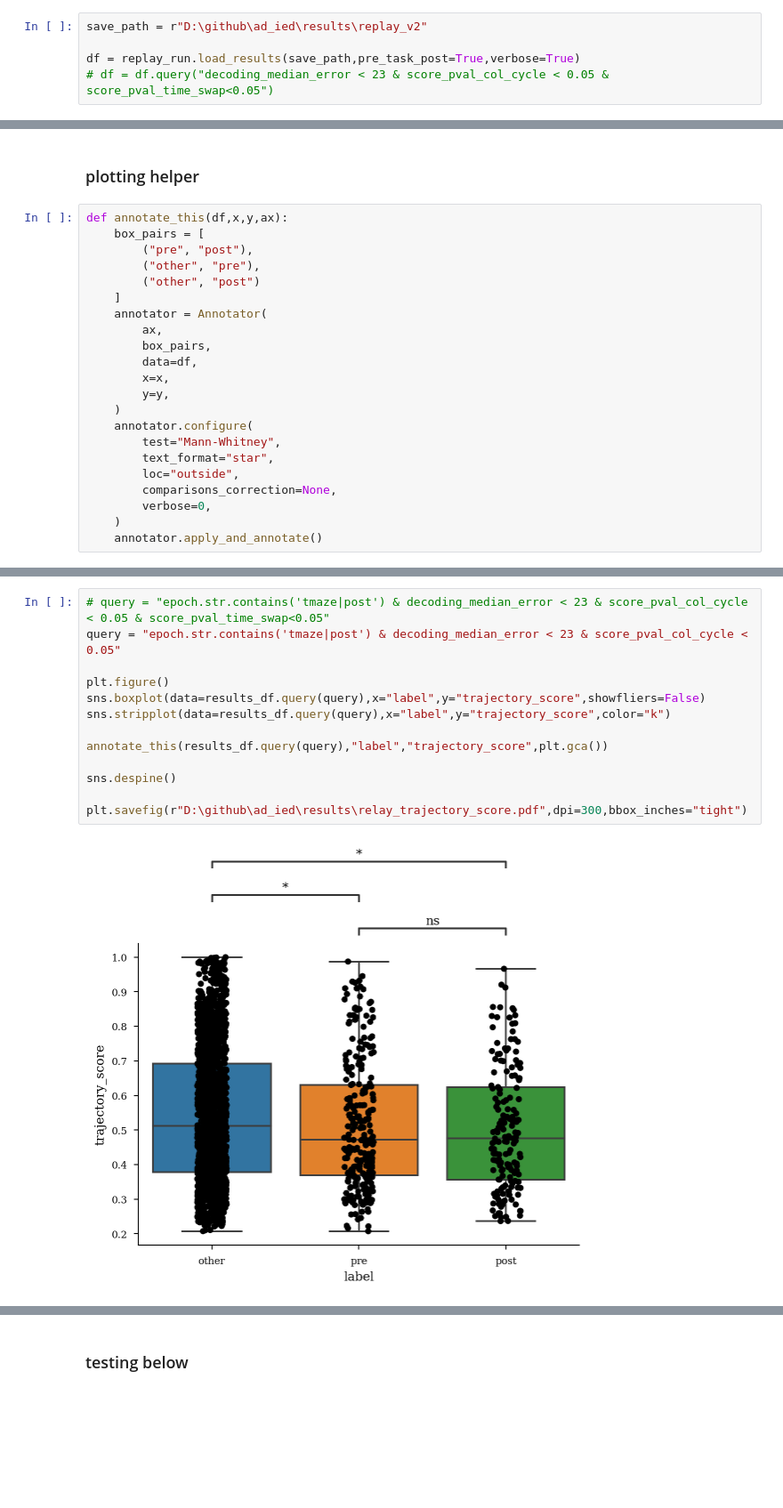
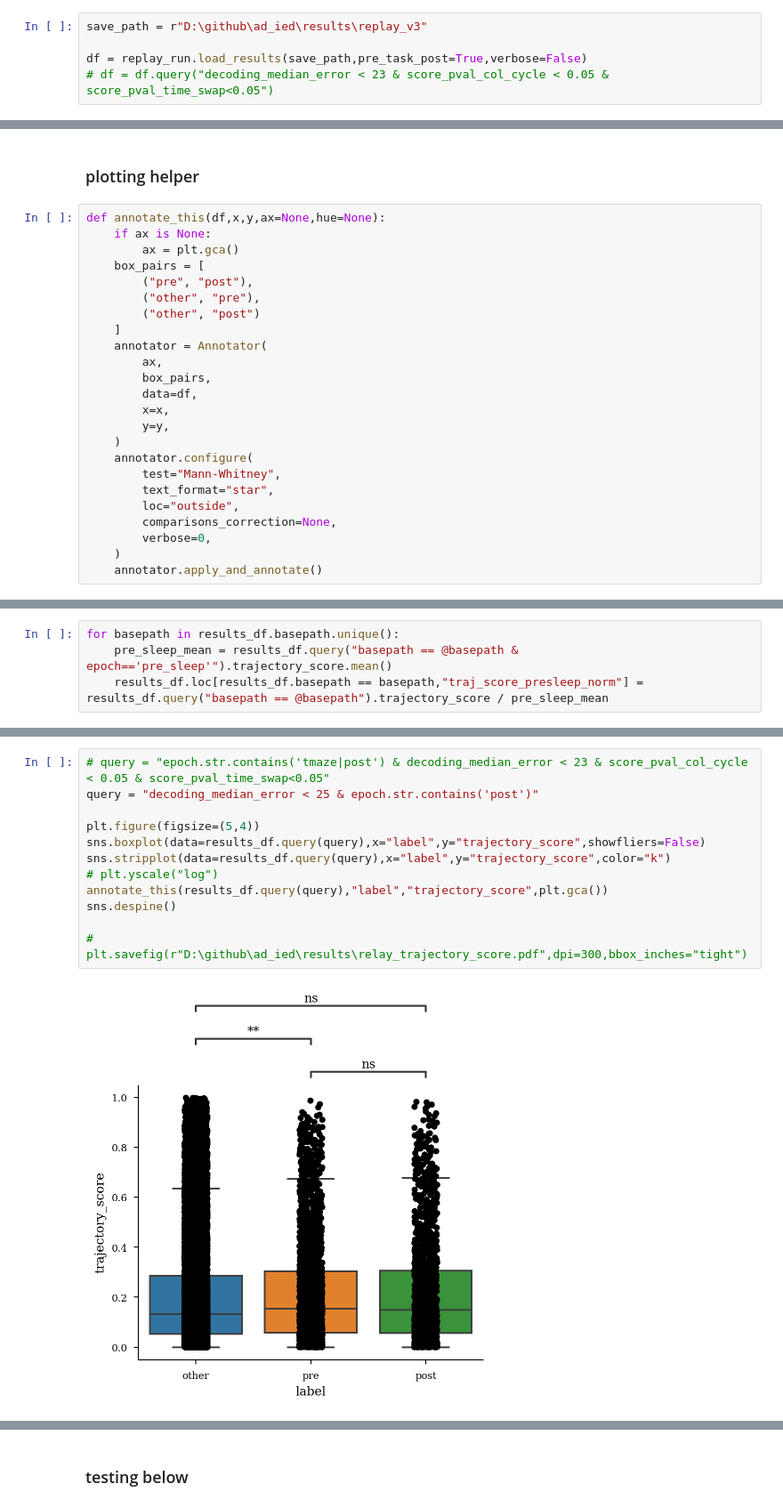
Before and after one commit to ryanharvey1/ad_ied, a Jupyter notebook: scripts/replay/replay_ied.ipynb, the cells around one changed output, grey strips where cells are left out. Shown at 89% size. Saved outputs shown, nothing was run; the diff lists cells and outputs as text; blank space fills up the shorter version.

```diff
--- a/scripts/replay/replay_ied.ipynb
+++ b/scripts/replay/replay_ied.ipynb
@@ -32,7 +34,7 @@ fig_save_path = r'D:\github\ad_ied\results'
 # %% [markdown]
 ## load replay results
 # %%
-save_path = r"D:\github\ad_ied\results\replay_v2"
+save_path = r"D:\github\ad_ied\results\replay_v3"
 
-df = replay_run.load_results(save_path,pre_task_post=True,verbose=True)
+df = replay_run.load_results(save_path,pre_task_post=True,verbose=False)
 # df = df.query("decoding_median_error < 23 & score_pval_col_cycle < 0.05 & score_pval_time_swap<0.05")
@@ -93,7 +195,9 @@ for basepath in df.basepath.unique():
 # %% [markdown]
 ### plotting helper
 # %%
-def annotate_this(df,x,y,ax):
+def annotate_this(df,x,y,ax=None,hue=None):
+    if ax is None:
+        ax = plt.gca()
     box_pairs = [
         ("pre", "post"),
         ("other", "pre"),
@@ -131,0 +225,4 @@ Name: label, dtype: int64
+# %%
+for basepath in results_df.basepath.unique():
+    pre_sleep_mean = results_df.query("basepath == @basepath & epoch=='pre_sleep'").trajectory_score.mean()
+    results_df.loc[results_df.basepath == basepath,"traj_score_presleep_norm"] = results_df.query("basepath == @basepath").trajectory_score / pre_sleep_mean
@@ -132,15 +240,14 @@ Name: label, dtype: int64
 # %%
 # query = "epoch.str.contains('tmaze|post') & decoding_median_error < 23 & score_pval_col_cycle < 0.05 & score_pval_time_swap<0.05"
-query = "epoch.str.contains('tmaze|post') & decoding_median_error < 23 & score_pval_col_cycle < 0.05"
+query = "decoding_median_error < 25 & epoch.str.contains('post')"
 
-plt.figure()
+plt.figure(figsize=(5,4))
 sns.boxplot(data=results_df.query(query),x="label",y="trajectory_score",showfliers=False)
 sns.stripplot(data=results_df.query(query),x="label",y="trajectory_score",color="k")
-
+# plt.yscale("log")
 annotate_this(results_df.query(query),"label","trajectory_score",plt.gca())
-
 sns.despine()
 
-plt.savefig(r"D:\github\ad_ied\results\relay_trajectory_score.pdf",dpi=300,bbox_inches="tight")
+# plt.savefig(r"D:\github\ad_ied\results\relay_trajectory_score.pdf",dpi=300,bbox_inches="tight")
 # %% [output]
-[figure, old version]
+[figure, new version]
```
Also changed, not shown: parts of 23 cells of this notebook, 1 other file.
